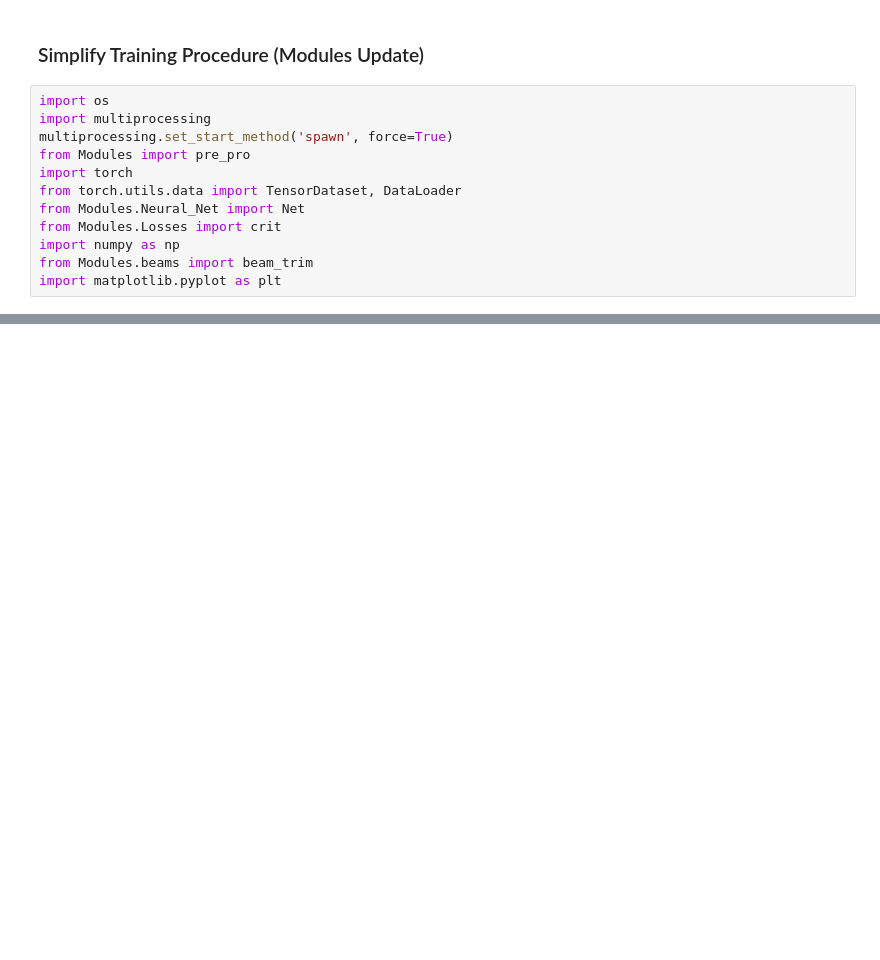
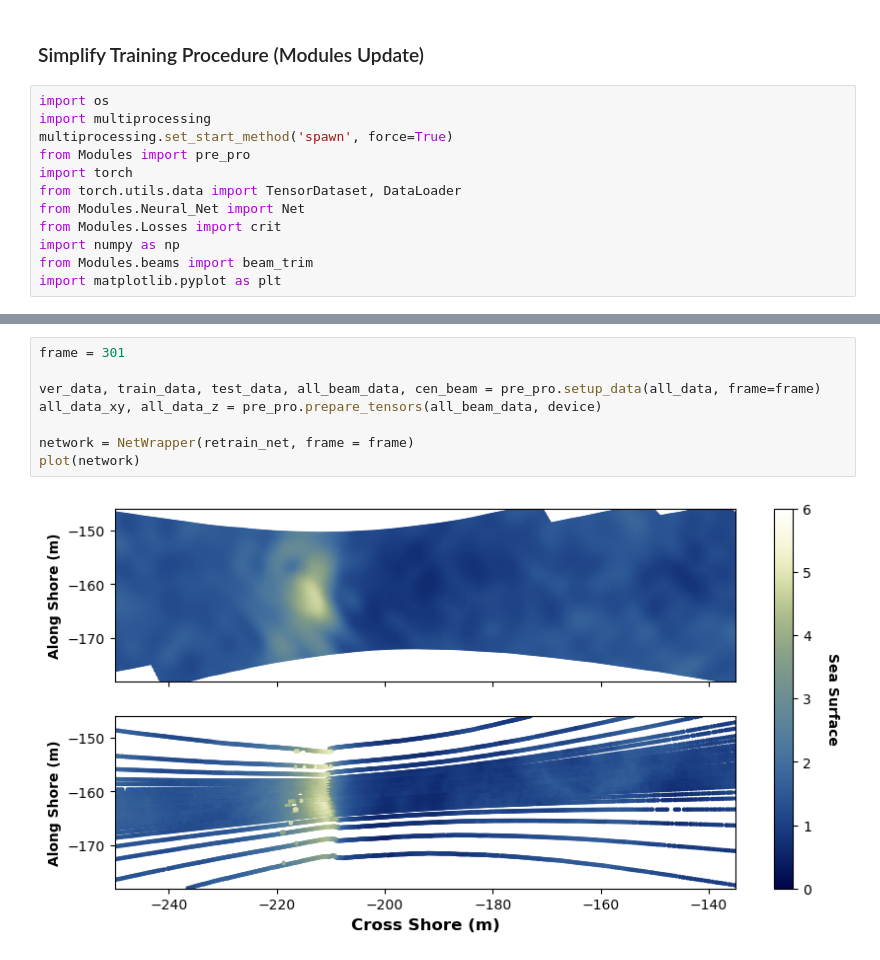
Before and after one commit to davebobculver/siren-sea-surface-code, a Jupyter notebook: debugging.ipynb, the cells around one changed output, grey strips where cells are left out. Cells and saved outputs as stored; diff of their text form; blank space fills up the shorter version.

```diff
--- a/debugging.ipynb
+++ b/debugging.ipynb
@@ -444,0 +509,10 @@ torch.save(losses, loss_curve)
+# %%
+frame = 301
+
+ver_data, train_data, test_data, all_beam_data, cen_beam = pre_pro.setup_data(all_data, frame=frame)
+all_data_xy, all_data_z = pre_pro.prepare_tensors(all_beam_data, device)
+
+network = NetWrapper(retrain_net, frame = frame)
+plot(network)
+# %% [output]
+[figure, added]
```
Also changed, not shown: parts of 9 cells of this notebook, 10 other files.
